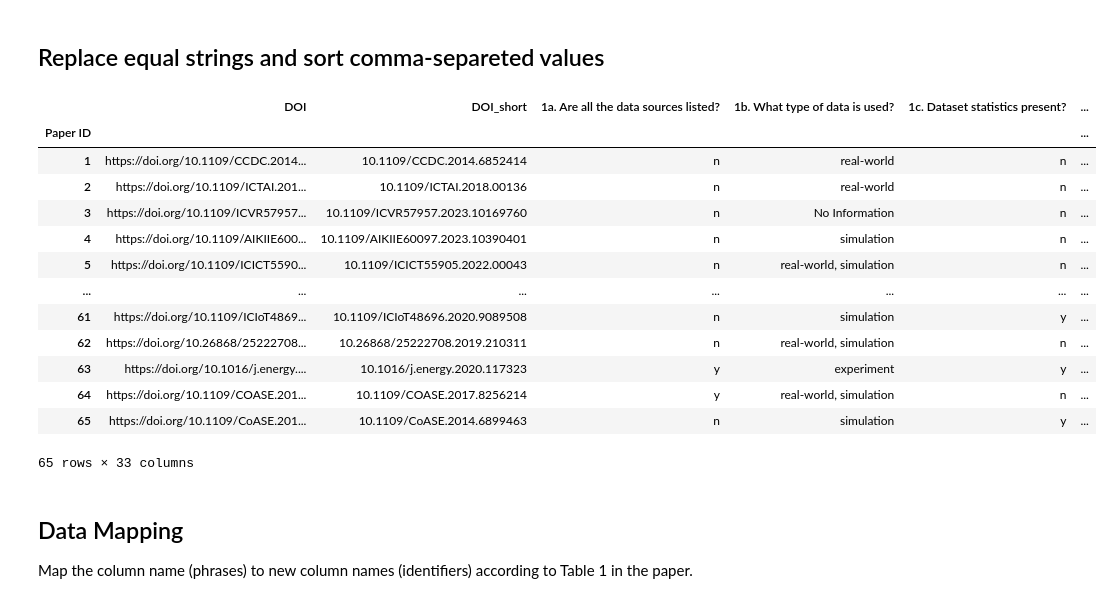
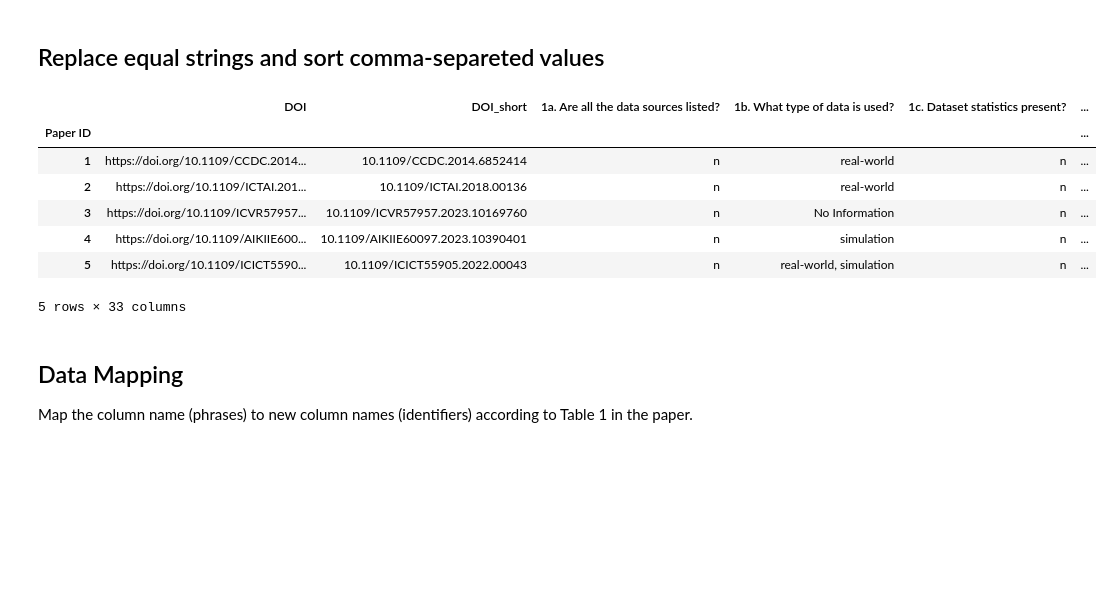
Before and after one commit to michad1111/reproducibility-analysis-ml-based-fdd-hvac, a Jupyter notebook: notebooks/1_processing.ipynb, the cells around one changed output. Drawn from its saved outputs; the diff is of its cells as text; code cells hidden in the pictures; blank space fills up the shorter version.

```diff
--- a/notebooks/1_processing.ipynb
+++ b/notebooks/1_processing.ipynb
@@ -50,40 +50,61 @@ def replace_equal_strings(cell):
             return parts[0].strip()
     return cell
 
-data = data.map(replace_equal_strings)
+for column in data.columns:
+    if column != '4e. metrics':
+        data[column] = data[column].map(replace_equal_strings)
 data = data.dropna(how='all', subset=data.columns[2:])
 
 # Sort comma-separated values
-for col in ['1b. What type of data is used?', '4a. what splitting type', '4e. metrics']:
+for col in ['1b. What type of data is used?', '4a. what splitting type']:
     if col in data.columns:
         data[col] = data[col].apply(lambda x: x if (not isinstance(x, str) or ',' not in str(x)) else ', '.join(sorted(str(x).split(', '))))
 
 # Replace "not mentioned" with "No Information"
 data = data.replace("not mentioned", "No Information")
-
-# Special handling for '4e. metrics' column
-data["4e. metrics"] = data["4e. metrics"].apply(lambda x:
-    ', '.join(sorted(set([item.strip() for part in str(x).split('≠')
-                         for item in part.split(',')
-                         if item.strip() and item.strip() != 'nan'])))
-    if isinstance(x, str) else pd.NA)
-
-data
-# %% [output]
-|  | DOI | DOI_short | 1a. Are all the data sources listed? | 1b. What type of data is used? | 1c. Dataset statistics present? | ... |
-| Paper ID |  |  |  |  |  | ... |
-| 1 | https://doi.org/10.1109/CCDC.2014... | 10.1109/CCDC.2014.6852414 | n | real-world | n | ... |
-| 2 | https://doi.org/10.1109/ICTAI.201... | 10.1109/ICTAI.2018.00136 | n | real-world | n | ... |
-| 3 | https://doi.org/10.1109/ICVR57957... | 10.1109/ICVR57957.2023.10169760 | n | No Information | n | ... |
-| 4 | https://doi.org/10.1109/AIKIIE600... | 10.1109/AIKIIE60097.2023.10390401 | n | simulation | n | ... |
-| 5 | https://doi.org/10.1109/ICICT5590... | 10.1109/ICICT55905.2022.00043 | n | real-world, simulation | n | ... |
-| ... | ... | ... | ... | ... | ... | ... |
-| 61 | https://doi.org/10.1109/ICIoT4869... | 10.1109/ICIoT48696.2020.9089508 | n | simulation | y | ... |
-| 62 | https://doi.org/10.26868/25222708... | 10.26868/25222708.2019.210311 | n | real-world, simulation | n | ... |
-| 63 | https://doi.org/10.1016/j.energy.... | 10.1016/j.energy.2020.117323 | y | experiment | y | ... |
-| 64 | https://doi.org/10.1109/COASE.201... | 10.1109/COASE.2017.8256214 | y | real-world, simulation | n | ... |
-| 65 | https://doi.org/10.1109/CoASE.201... | 10.1109/CoASE.2014.6899463 | n | simulation | y | ... |
-65 rows × 33 columns
+# %%
+# Special handling for '4e. metrics' column - create mapping for string replacement
+metrics_mapping = {
+    'Cluster related (Silhouette Index ...)': 'Cluster related',
+    'R2 Score (coeff. of determination)': 'R2 Score',
+}
+
+def clean_metrics_column(cell, mapping):
+    cleaned_items = []
+    if '\r\n≠\r\n' in cell:
+        cell_split = cell.split('\r\n≠\r\n')
+    elif '=' in cell:
+        cell_split = cell.split('=')
+
+    for element in cell_split:
+        parts = element.split(', ')
+        for part in parts:
+                part = mapping.get(part.strip(), part.strip())
+                cleaned_items.append(part.strip())
+
+    return_str = ', '.join(sorted(set(cleaned_items)))
+
+    # if "Cluster related" in cleaned_items:
+    #     print(f"Original cell: {cell}")
+    #     print(f"Cleaned items: {cleaned_items}")
+    #     print(f"Set of cleaned items: {sorted(set(cleaned_items))}")
+    #     print(f"Return string: {return_str}")
+    #     print("-"* 20)
+
+    return return_str
+
+data['4e. metrics'] = data['4e. metrics'].apply(lambda x: clean_metrics_column(x, metrics_mapping))
+# %%
+data.head(5)
+# %% [output]
+|  | DOI | DOI_short | 1a. Are all the data sources listed? | 1b. What type of data is used? | 1c. Dataset statistics present? | ... |
+| Paper ID |  |  |  |  |  | ... |
+| 1 | https://doi.org/10.1109/CCDC.2014... | 10.1109/CCDC.2014.6852414 | n | real-world | n | ... |
+| 2 | https://doi.org/10.1109/ICTAI.201... | 10.1109/ICTAI.2018.00136 | n | real-world | n | ... |
+| 3 | https://doi.org/10.1109/ICVR57957... | 10.1109/ICVR57957.2023.10169760 | n | No Information | n | ... |
+| 4 | https://doi.org/10.1109/AIKIIE600... | 10.1109/AIKIIE60097.2023.10390401 | n | simulation | n | ... |
+| 5 | https://doi.org/10.1109/ICICT5590... | 10.1109/ICICT55905.2022.00043 | n | real-world, simulation | n | ... |
+5 rows × 33 columns
 # %% [markdown]
 ## Data Mapping
 Map the column name (phrases) to new column names (identifiers) according to Table 1 in the paper.
```
Also changed, not shown: 2 other files.
